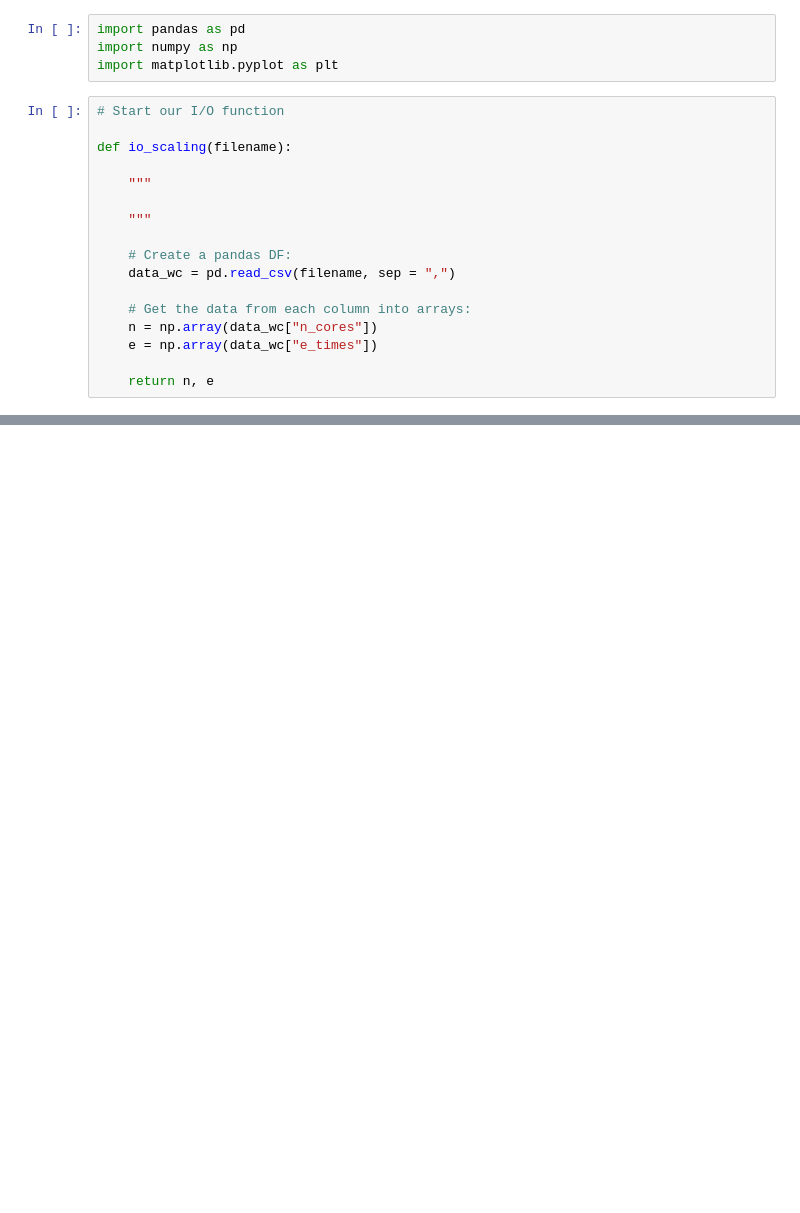
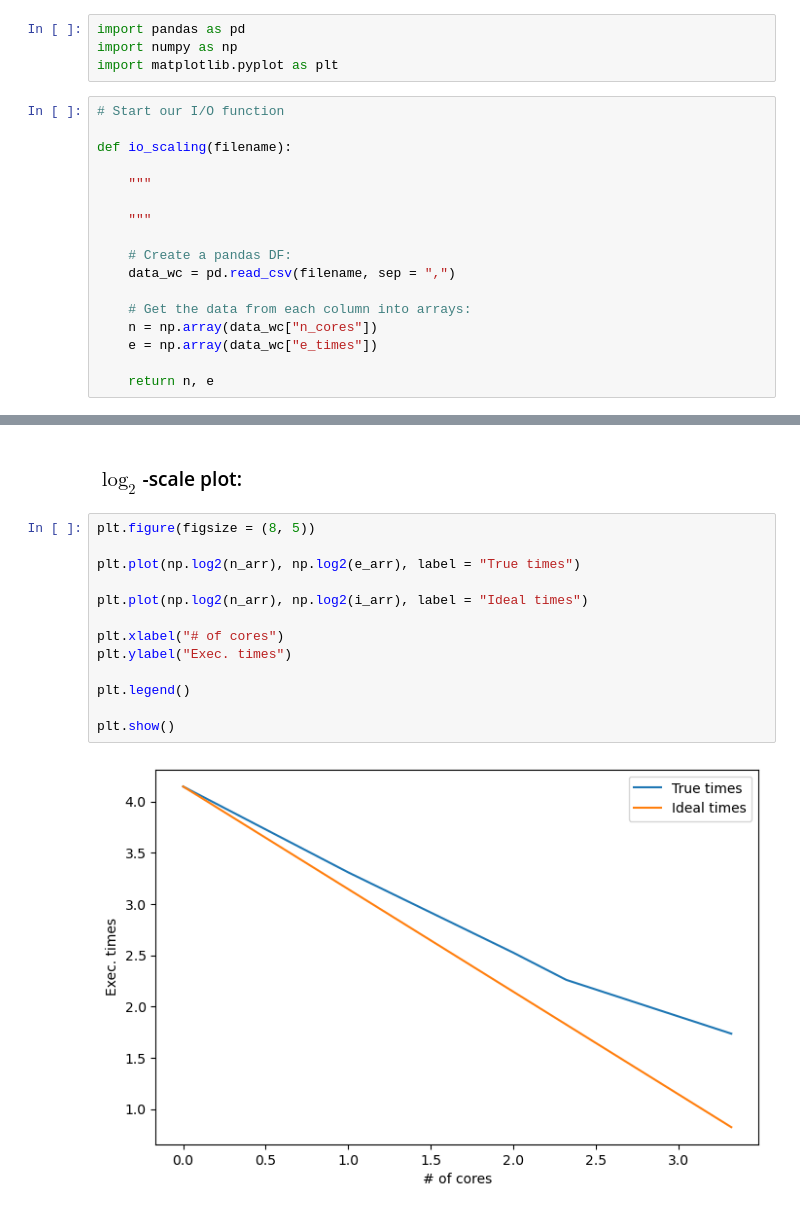
Before and after one commit to wbandabarragan/computational-physics-2, a Jupyter notebook: unit-3/307-joblib-practice-problem.ipynb, the cells around one changed output, grey strips where cells are left out. Cells and saved outputs as stored; diff of their text form; blank space fills up the shorter version.

```diff
--- a/unit-3/307-joblib-practice-problem.ipynb
+++ b/unit-3/307-joblib-practice-problem.ipynb
@@ -55,0 +250,17 @@ NameError: name 'n_arr' is not defined
+# %% [markdown]
+### $\log_2$-scale plot:
+# %%
+plt.figure(figsize = (8, 5))
+
+plt.plot(np.log2(n_arr), np.log2(e_arr), label = "True times")
+
+plt.plot(np.log2(n_arr), np.log2(i_arr), label = "Ideal times")
+
+plt.xlabel("# of cores")
+plt.ylabel("Exec. times")
+
+plt.legend()
+
+plt.show()
+# %% [output]
+[figure, added]
```
Also changed, not shown: parts of 8 cells of this notebook.
